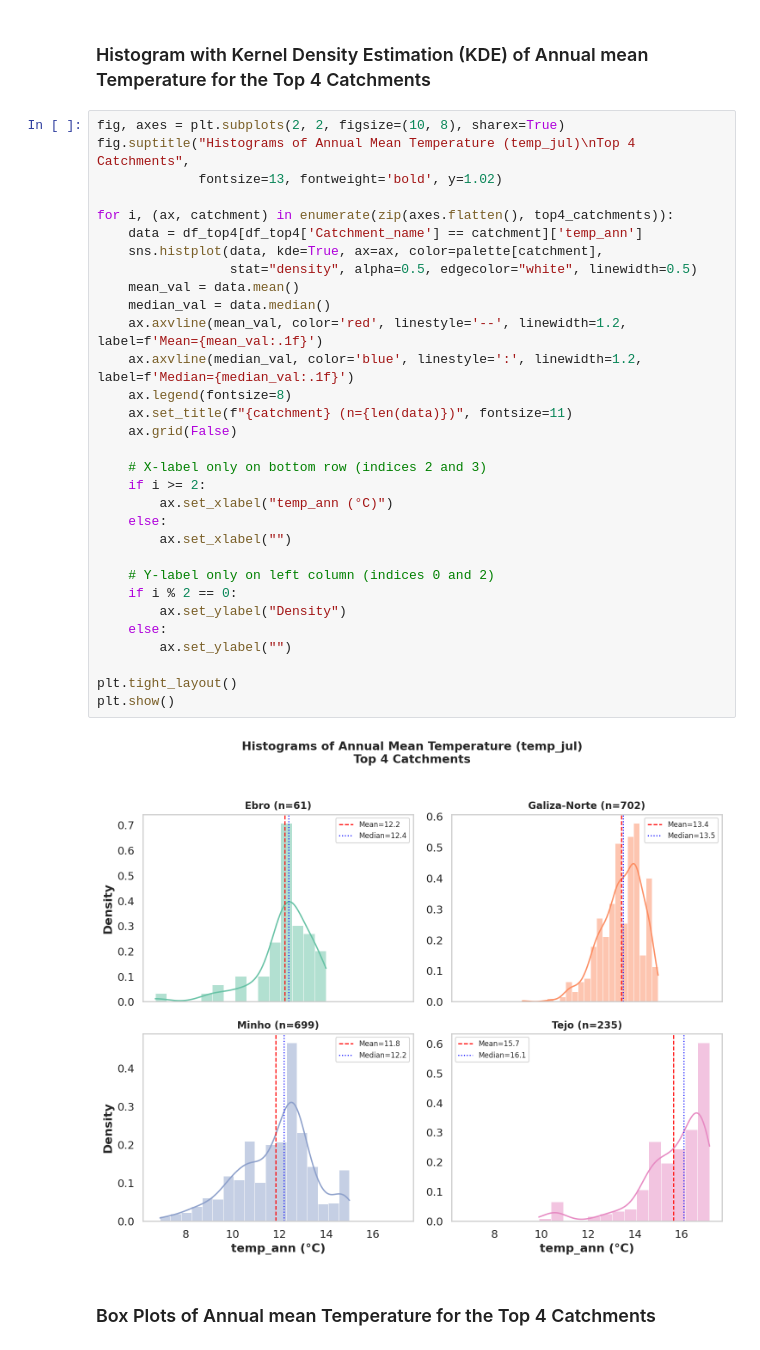
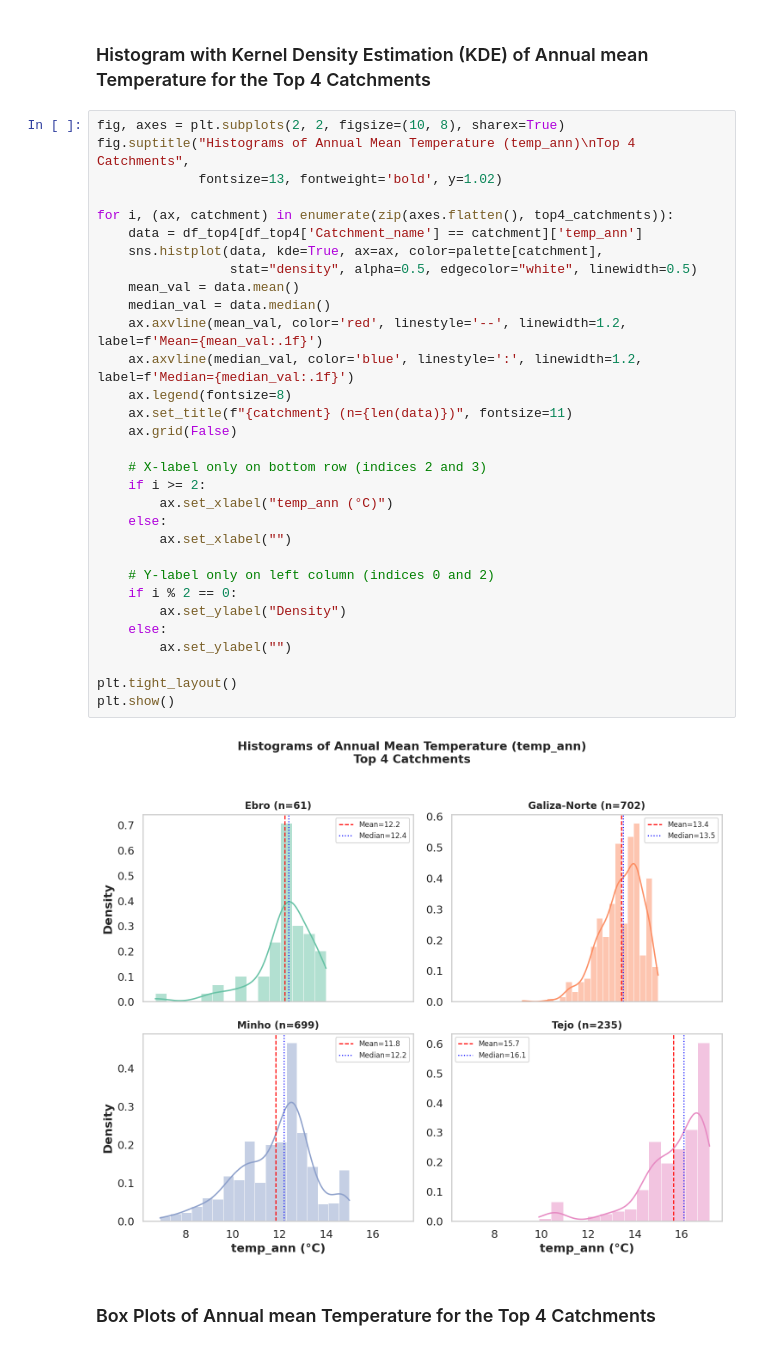
Before and after one commit to dgonzales1222/greends_avcad_exercises, a Jupyter notebook: exercise_03/CaseStudy1_univariate_analysis_visuals.ipynb, the cells around one changed output. Cells and saved outputs as stored; diff of their text form.

```diff
--- a/exercise_03/CaseStudy1_univariate_analysis_visuals.ipynb
+++ b/exercise_03/CaseStudy1_univariate_analysis_visuals.ipynb
@@ -659,37 +664,37 @@ Columns in df_top4: Index(['Site_code', 'Latitude', 'Longitude', 'Country', 'Cat
 ### Histogram with Kernel Density Estimation (KDE) of Annual mean Temperature for the Top 4 Catchments
 # %%
 fig, axes = plt.subplots(2, 2, figsize=(10, 8), sharex=True)
-fig.suptitle("Histograms of Annual Mean Temperature (temp_jul)\nTop 4 Catchments",
+fig.suptitle("Histograms of Annual Mean Temperature (temp_ann)\nTop 4 Catchments",
              fontsize=13, fontweight='bold', y=1.02)
 
 for i, (ax, catchment) in enumerate(zip(axes.flatten(), top4_catchments)):
     data = df_top4[df_top4['Catchment_name'] == catchment]['temp_ann']
     sns.histplot(data, kde=True, ax=ax, color=palette[catchment],
                  stat="density", alpha=0.5, edgecolor="white", linewidth=0.5)
     mean_val = data.mean()
     median_val = data.median()
     ax.axvline(mean_val, color='red', linestyle='--', linewidth=1.2, label=f'Mean={mean_val:.1f}')
     ax.axvline(median_val, color='blue', linestyle=':', linewidth=1.2, label=f'Median={median_val:.1f}')
     ax.legend(fontsize=8)
     ax.set_title(f"{catchment} (n={len(data)})", fontsize=11)
     ax.grid(False)
 
     # X-label only on bottom row (indices 2 and 3)
     if i >= 2:
         ax.set_xlabel("temp_ann (°C)")
     else:
         ax.set_xlabel("")
 
     # Y-label only on left column (indices 0 and 2)
     if i % 2 == 0:
         ax.set_ylabel("Density")
     else:
         ax.set_ylabel("")
 
 plt.tight_layout()
 plt.show()
 # %% [output]
-[figure, old version]
+[figure, new version]
 # %% [markdown]
 ### Box Plots of Annual mean Temperature for the Top 4 Catchments
 # %%
```
Also changed, not shown: parts of 26 cells of this notebook.
